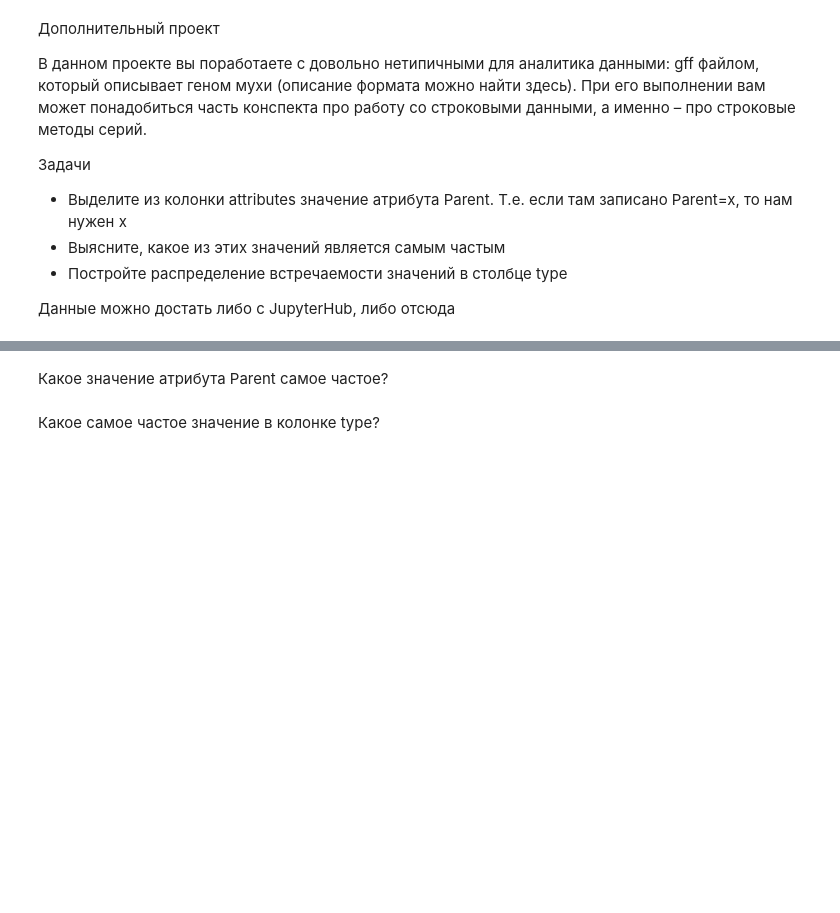
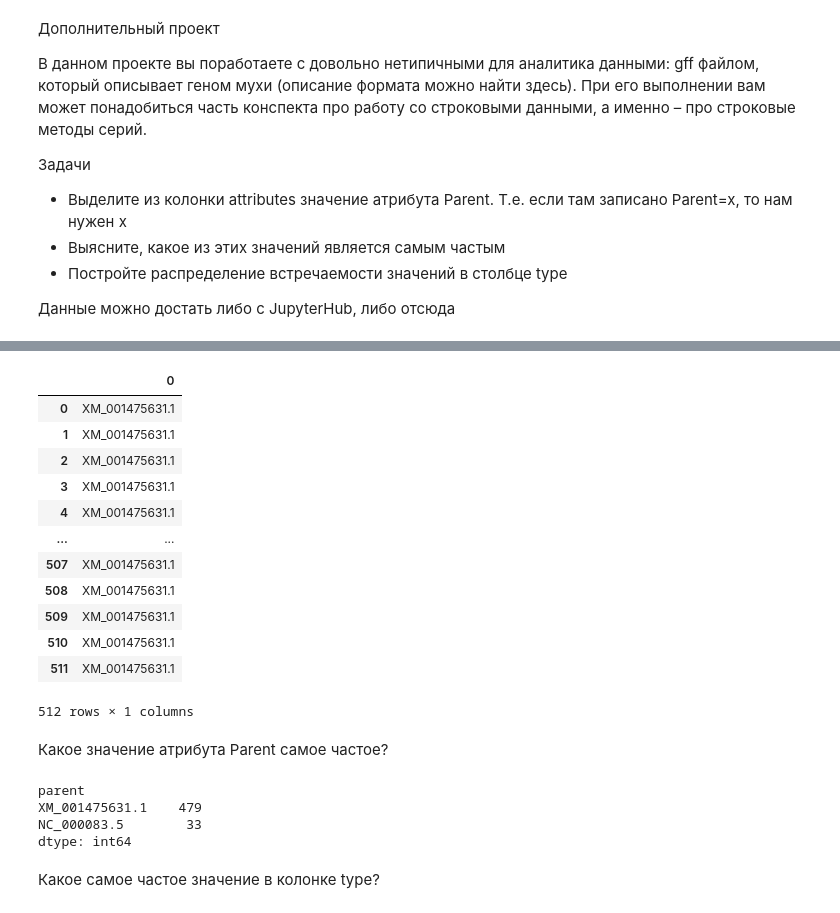
Before and after one commit to NXT26/karpov.courses, a Jupyter notebook: lesson6/dop_lesson6.ipynb, the cells around one changed output, grey strips where cells are left out. Saved outputs shown, nothing was run; the diff lists cells and outputs as text; code cells hidden in the pictures; blank space fills up the shorter version.

```diff
--- a/lesson6/dop_lesson6.ipynb
+++ b/lesson6/dop_lesson6.ipynb
@@ -11,0 +36,16 @@
+# %%
+gff.attributes.str.extract(pattern)
+# %% [output]
+|  | 0 |
+| 0 | XM_001475631.1 |
+| 1 | XM_001475631.1 |
+| 2 | XM_001475631.1 |
+| 3 | XM_001475631.1 |
+| 4 | XM_001475631.1 |
+| ... | ... |
+| 507 | XM_001475631.1 |
+| 508 | XM_001475631.1 |
+| 509 | XM_001475631.1 |
+| 510 | XM_001475631.1 |
+| 511 | XM_001475631.1 |
+512 rows × 1 columns
@@ -12,4 +54,12 @@
 # %% [markdown]
 Какое значение атрибута Parent самое частое?
+# %%
+parent = gff.attributes.str.extract(pattern)
+parent.value_counts()
+# %% [output]
+parent
+XM_001475631.1    479
+NC_000083.5        33
+dtype: int64
 # %% [markdown]
 Какое самое частое значение в колонке type?
```
Also changed, not shown: parts of 5 cells of this notebook.
